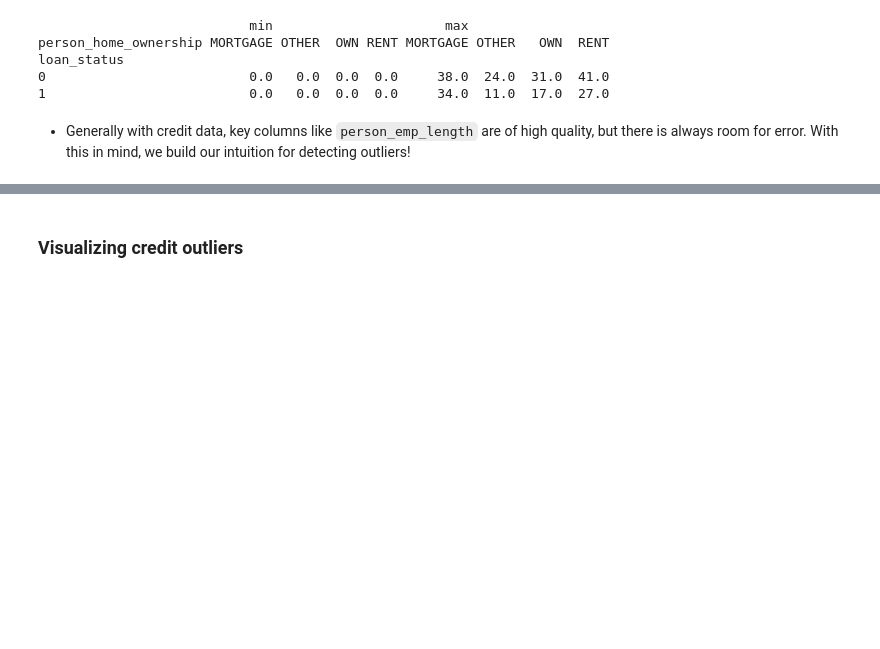
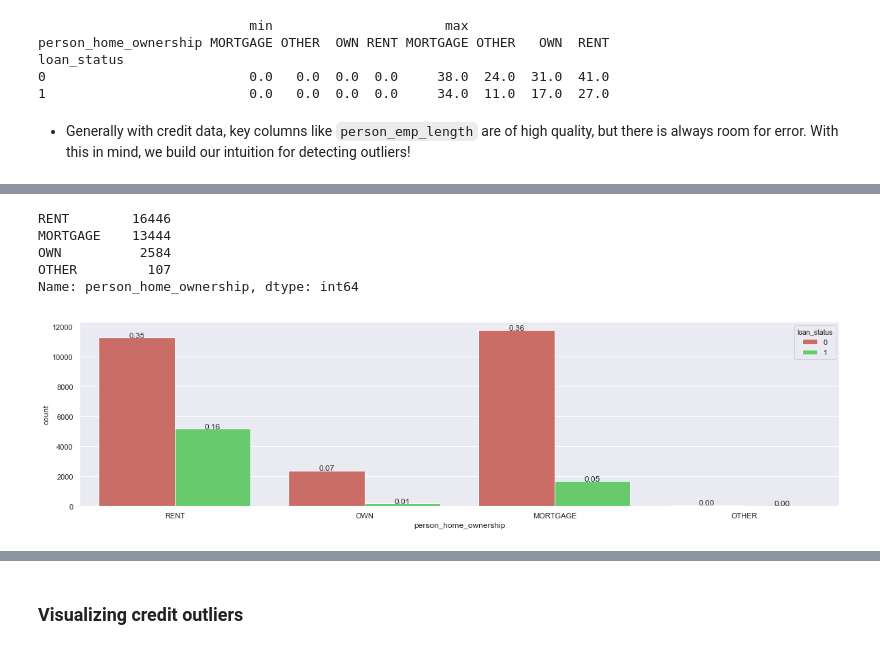
Before and after one commit to naikshubham/Credit-Risk-Modeling, a Jupyter notebook: notebooks/Credit Risk Modeling.ipynb, the cells around one changed output, grey strips where cells are left out. Drawn from its saved outputs; the diff is of its cells as text; code cells hidden in the pictures; blank space fills up the shorter version.

```diff
--- a/notebooks/Credit Risk Modeling.ipynb
+++ b/notebooks/Credit Risk Modeling.ipynb
@@ -163,0 +178,24 @@ loan_status
+# %%
+cr_loan['person_home_ownership'].value_counts()
+# %% [output]
+RENT        16446
+MORTGAGE    13444
+OWN          2584
+OTHER         107
+Name: person_home_ownership, dtype: int64
+# %%
+import seaborn as sns
+
+sns.set(style='darkgrid')
+sns.set_palette('hls', 3)
+fig, ax = plt.subplots(figsize=(20, 5))
+ax = sns.countplot(x="person_home_ownership", hue='loan_status', data=cr_loan)
+
+for p in ax.patches:
+    height = p.get_height()
+    ax.text(p.get_x()+p.get_width()/2,
+           height+3,
+           '{:1.2f}'.format(height/cr_loan.shape[0]),
+           ha="center")
+# %% [output]
+[figure, added]
```
Also changed, not shown: parts of 34 cells of this notebook.
